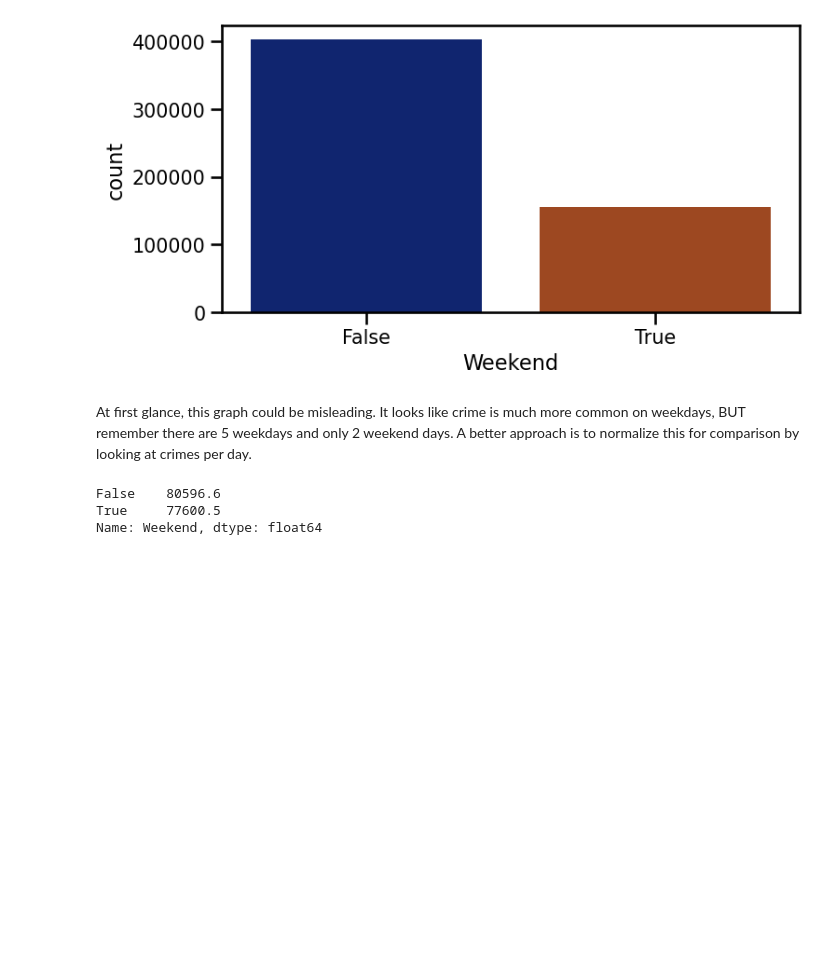
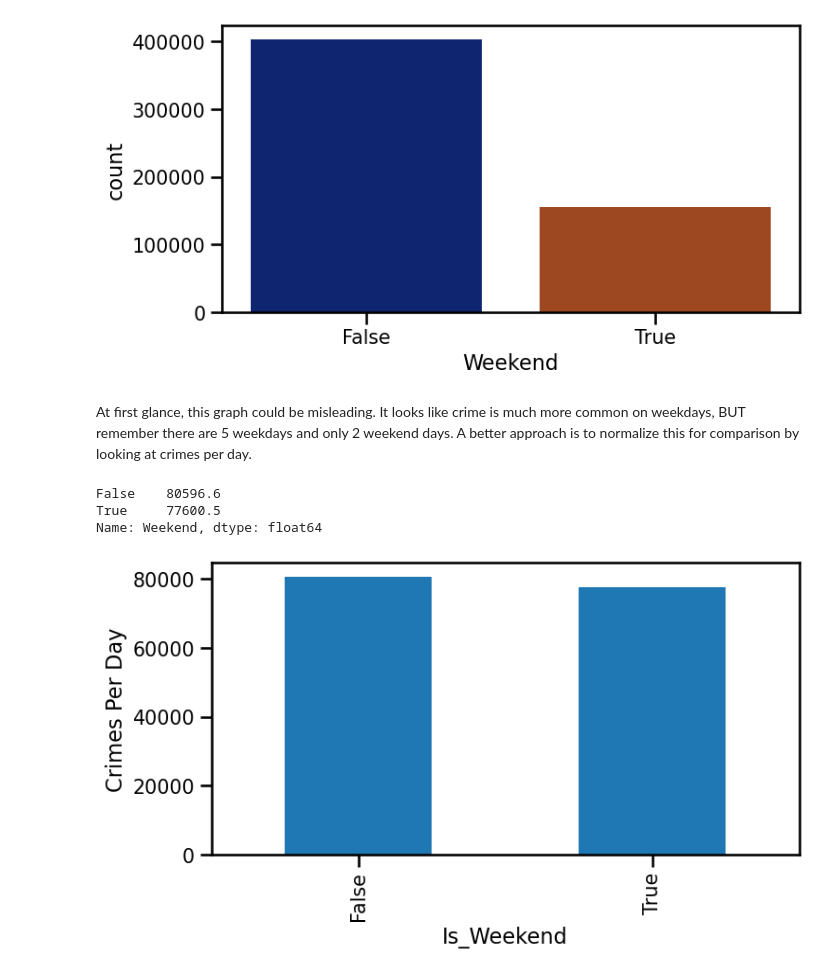
Before and after one commit to hansolothe3rd/Time-Series-Analysis, a Jupyter notebook: Binning Time Series.ipynb, the cells around one changed output. Drawn from its saved outputs; the diff is of its cells as text; code cells hidden in the pictures; blank space fills up the shorter version.

```diff
--- a/Binning Time Series.ipynb
+++ b/Binning Time Series.ipynb
@@ -275,3 +300,8 @@ weekend_counts
 False    80596.6
 True     77600.5
 Name: Weekend, dtype: float64
+# %%
+ax = weekend_counts.plot(kind='bar',figsize=(8,4))
+ax.set(ylabel='Crimes Per Day', xlabel='Is_Weekend');
+# %% [output]
+[figure, added]
```
Also changed, not shown: parts of 103 cells of this notebook.
